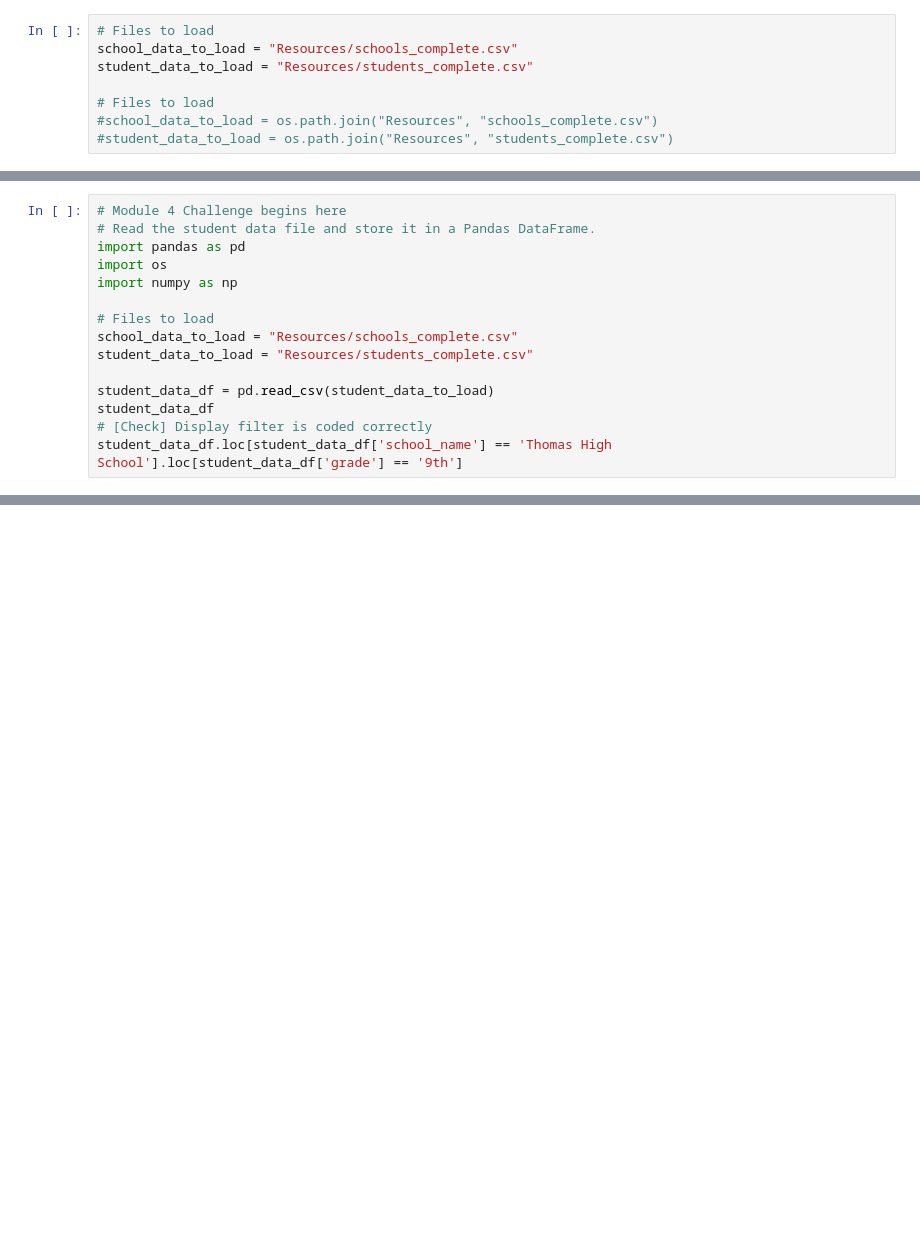
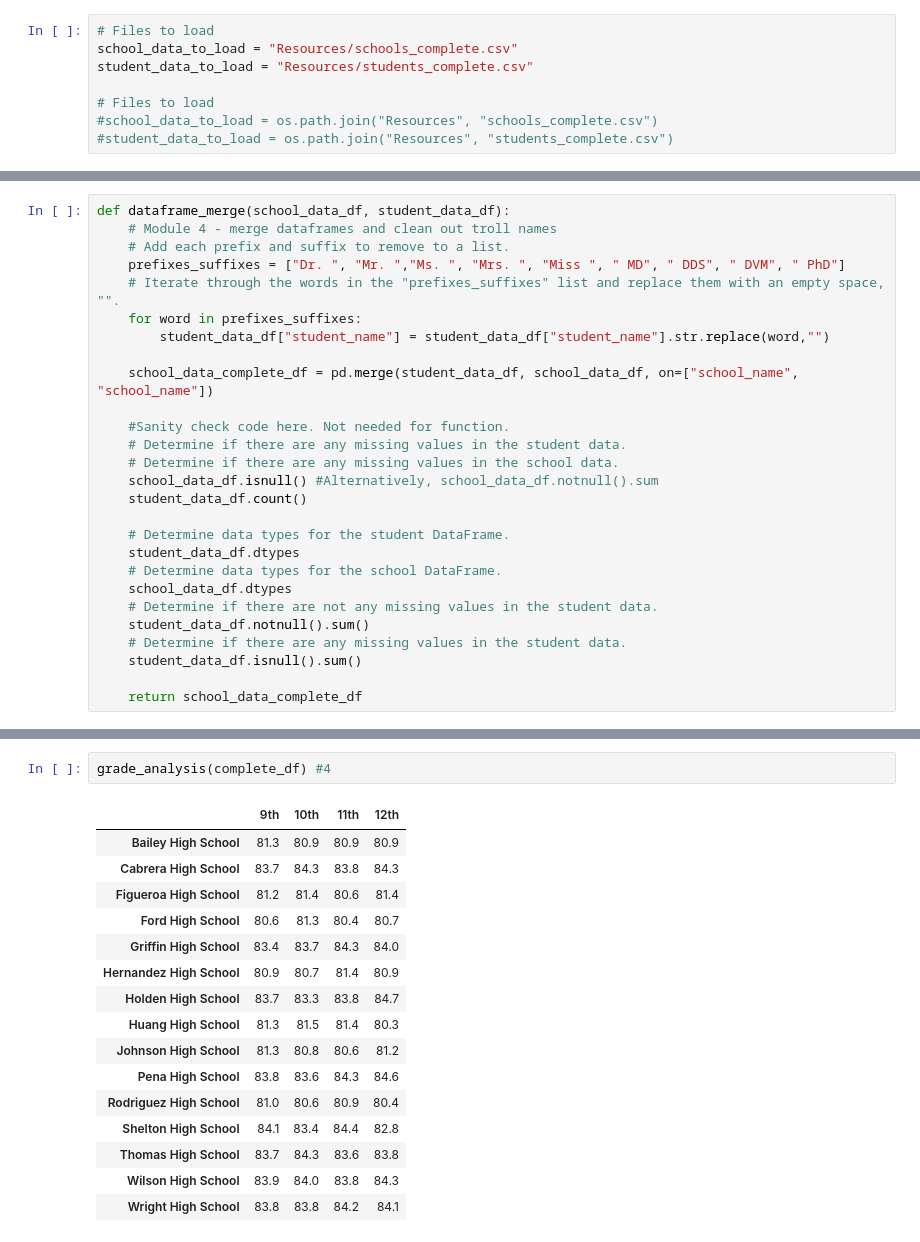
Before and after one commit to D-u-s-t-i-n/School_District_Analysis, a Jupyter notebook: PyCitySchools_Challenge.ipynb, the cells around one changed output, grey strips where cells are left out. Saved outputs shown, nothing was run; the diff lists cells and outputs as text; blank space fills up the shorter version.

Commit message:
Moved analysis into grouped functions.

```diff
--- a/PyCitySchools_Challenge.ipynb
+++ b/PyCitySchools_Challenge.ipynb
@@ -1271,15 +23,0 @@ type_summary_df
-# %%
-# Module 4 Challenge begins here
-# Read the student data file and store it in a Pandas DataFrame.
-import pandas as pd
-import os
-import numpy as np
-
-# Files to load
-school_data_to_load = "Resources/schools_complete.csv"
-student_data_to_load = "Resources/students_complete.csv"
-
-student_data_df = pd.read_csv(student_data_to_load)
-student_data_df
-# [Check] Display filter is coded correctly
-student_data_df.loc[student_data_df['school_name'] == 'Thomas High School'].loc[student_data_df['grade'] == '9th']
@@ -1319,0 +41,27 @@ student_data_df.loc[student_data_df['school_name'] == 'Thomas High School'].loc[
+# %%
+def dataframe_merge(school_data_df, student_data_df):
+    # Module 4 - merge dataframes and clean out troll names
+    # Add each prefix and suffix to remove to a list.
+    prefixes_suffixes = ["Dr. ", "Mr. ","Ms. ", "Mrs. ", "Miss ", " MD", " DDS", " DVM", " PhD"]
+    # Iterate through the words in the "prefixes_suffixes" list and replace them with an empty space, "".
+    for word in prefixes_suffixes:
+        student_data_df["student_name"] = student_data_df["student_name"].str.replace(word,"")
+
+    school_data_complete_df = pd.merge(student_data_df, school_data_df, on=["school_name", "school_name"])
+
+    #Sanity check code here. Not needed for function.
+    # Determine if there are any missing values in the student data.
+    # Determine if there are any missing values in the school data.
+    school_data_df.isnull() #Alternatively, school_data_df.notnull().sum
+    student_data_df.count()
+
+    # Determine data types for the student DataFrame.
+    student_data_df.dtypes
+    # Determine data types for the school DataFrame.
+    school_data_df.dtypes
+    # Determine if there are not any missing values in the student data.
+    student_data_df.notnull().sum()
+    # Determine if there are any missing values in the student data.
+    student_data_df.isnull().sum()
+
+    return school_data_complete_df
@@ -1319,0 +642,19 @@ student_data_df.loc[student_data_df['school_name'] == 'Thomas High School'].loc[
+# %%
+grade_analysis(complete_df) #4
+# %% [output]
+|  | 9th | 10th | 11th | 12th |
+| Bailey High School | 81.3 | 80.9 | 80.9 | 80.9 |
+| Cabrera High School | 83.7 | 84.3 | 83.8 | 84.3 |
+| Figueroa High School | 81.2 | 81.4 | 80.6 | 81.4 |
+| Ford High School | 80.6 | 81.3 | 80.4 | 80.7 |
+| Griffin High School | 83.4 | 83.7 | 84.3 | 84.0 |
+| Hernandez High School | 80.9 | 80.7 | 81.4 | 80.9 |
+| Holden High School | 83.7 | 83.3 | 83.8 | 84.7 |
+| Huang High School | 81.3 | 81.5 | 81.4 | 80.3 |
+| Johnson High School | 81.3 | 80.8 | 80.6 | 81.2 |
+| Pena High School | 83.8 | 83.6 | 84.3 | 84.6 |
+| Rodriguez High School | 81.0 | 80.6 | 80.9 | 80.4 |
+| Shelton High School | 84.1 | 83.4 | 84.4 | 82.8 |
+| Thomas High School | 83.7 | 84.3 | 83.6 | 83.8 |
+| Wilson High School | 83.9 | 84.0 | 83.8 | 84.3 |
+| Wright High School | 83.8 | 83.8 | 84.2 | 84.1 |
```
Also changed, not shown: parts of 118 cells of this notebook.
